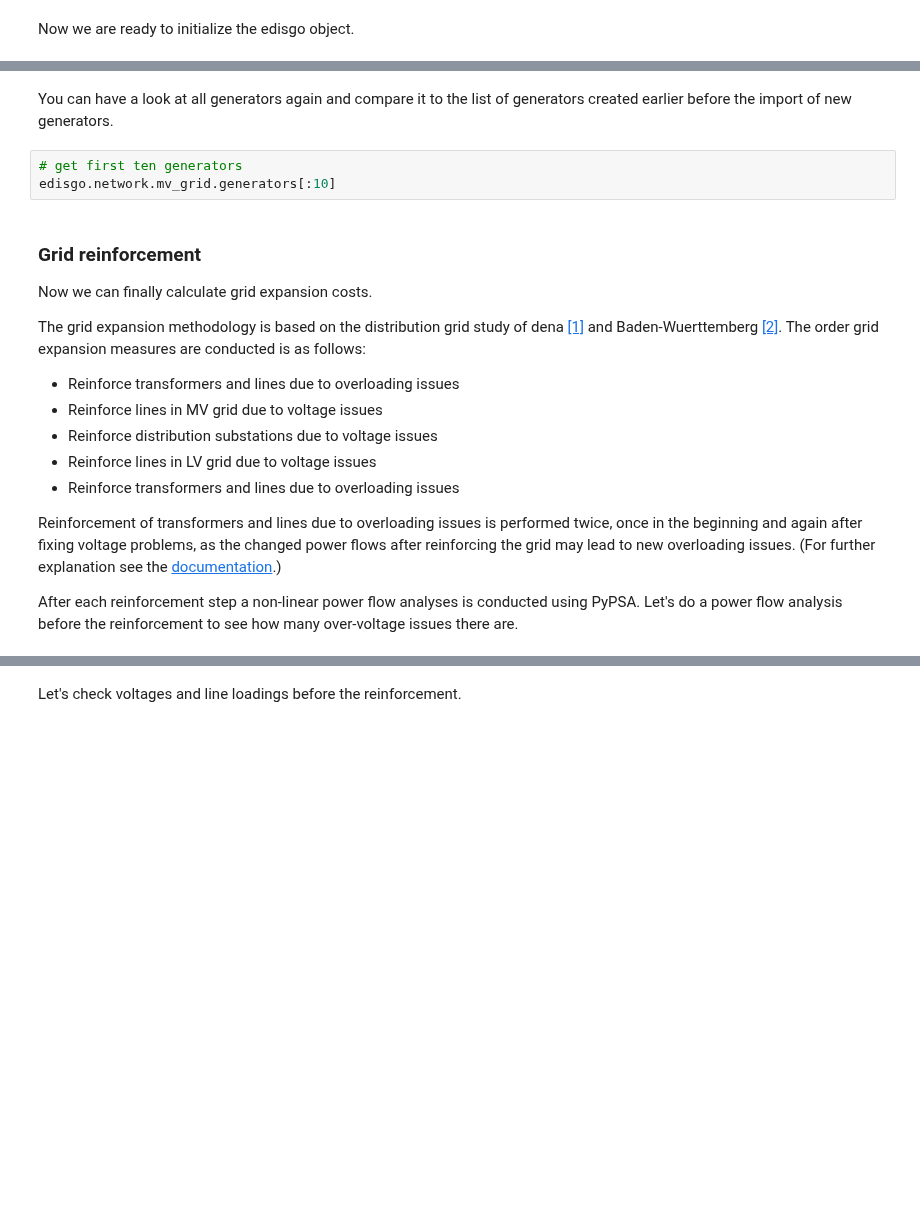
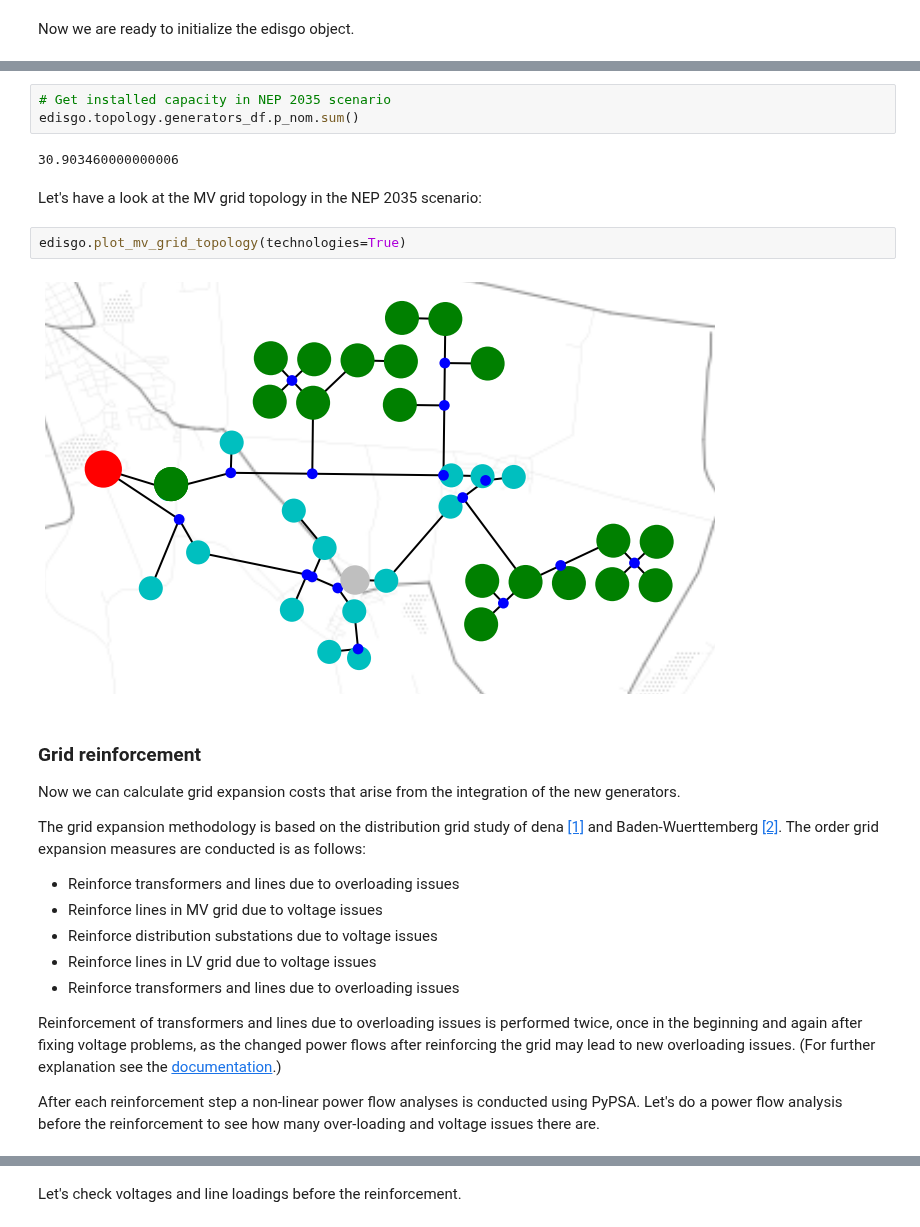
Before and after one commit to openego/eDisGo, a Jupyter notebook: examples/edisgo_simple_example.ipynb, the cells around one changed output, grey strips where cells are left out. Cells and saved outputs as stored; diff of their text form; blank space fills up the shorter version.

```diff
--- a/examples/edisgo_simple_example.ipynb
+++ b/examples/edisgo_simple_example.ipynb
@@ -204,12 +367,18 @@ edisgo.import_generators(generator_scenario=scenario)
-# %% [markdown]
-You can have a look at all generators again and compare it to the list of generators created earlier before the import of new generators.
-# %%
-# get first ten generators
-edisgo.network.mv_grid.generators[:10]
+# %%
+# Get installed capacity in NEP 2035 scenario
+edisgo.topology.generators_df.p_nom.sum()
+# %% [output]
+30.903460000000006
+# %% [markdown]
+Let's have a look at the MV grid topology in the NEP 2035 scenario:
+# %%
+edisgo.plot_mv_grid_topology(technologies=True)
+# %% [output]
+[figure, added]
 # %% [markdown]
 ### Grid reinforcement <a class="anchor" id="grid_reinforcement"></a>
 
-Now we can finally calculate grid expansion costs.
+Now we can calculate grid expansion costs that arise from the integration of the new generators.
 
 The grid expansion methodology is based on the distribution grid study of dena [[1]](#[1]) and Baden-Wuerttemberg [[2]](#[2]). The order grid expansion measures are conducted is as follows:
 
@@ -221,7 +390,7 @@ The grid expansion methodology is based on the distribution grid study of dena [
 
 Reinforcement of transformers and lines due to overloading issues is performed twice, once in the beginning and again after fixing voltage problems, as the changed power flows after reinforcing the grid may lead to new overloading issues. (For further explanation see the [documentation](http://edisgo.readthedocs.io/en/dev/features_in_detail.html#automatic-grid-expansion).)
 
-After each reinforcement step a non-linear power flow analyses is conducted using PyPSA. Let's do a power flow analysis before the reinforcement to see how many over-voltage issues there are.
+After each reinforcement step a non-linear power flow analyses is conducted using PyPSA. Let's do a power flow analysis before the reinforcement to see how many over-loading and voltage issues there are.
 # %%
 # Do non-linear power flow analysis with PyPSA
 edisgo.analyze()
```
Also changed, not shown: parts of 82 cells of this notebook.
